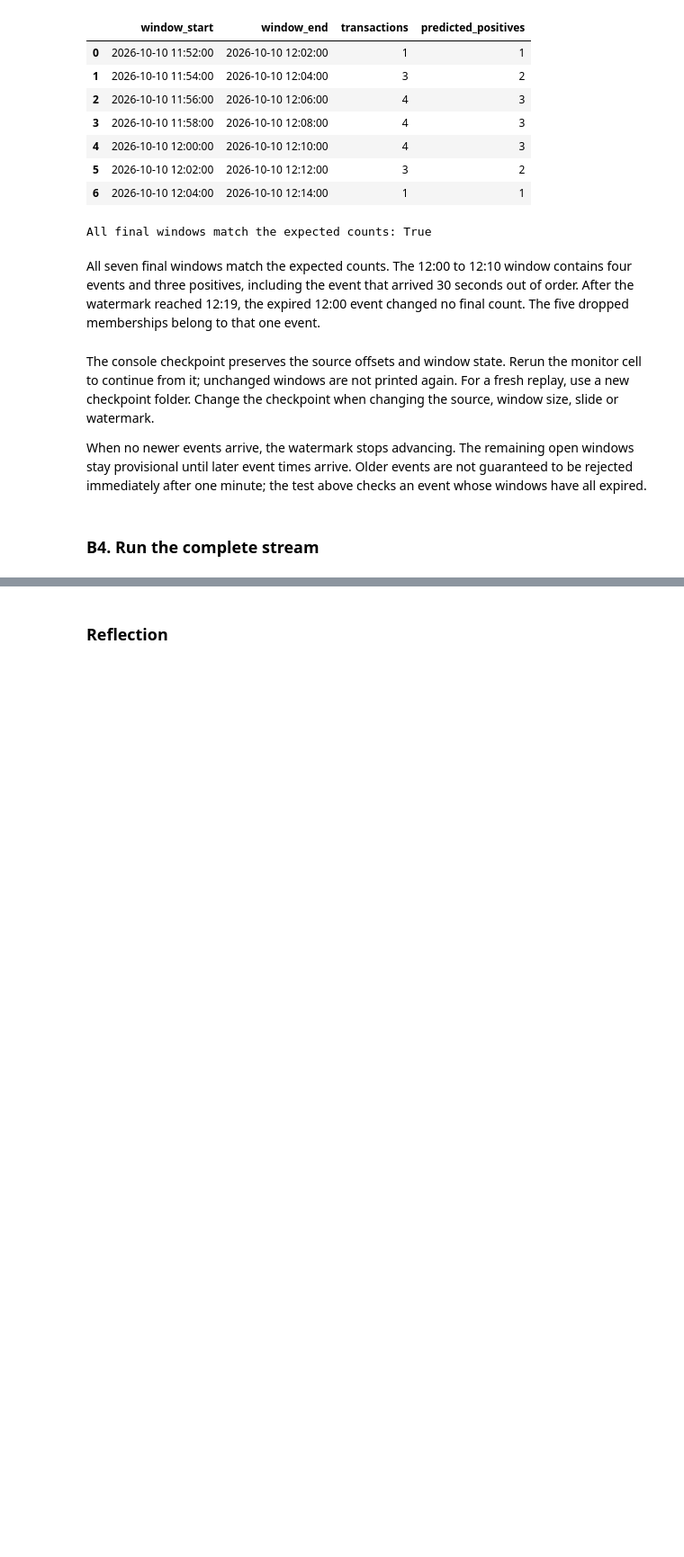
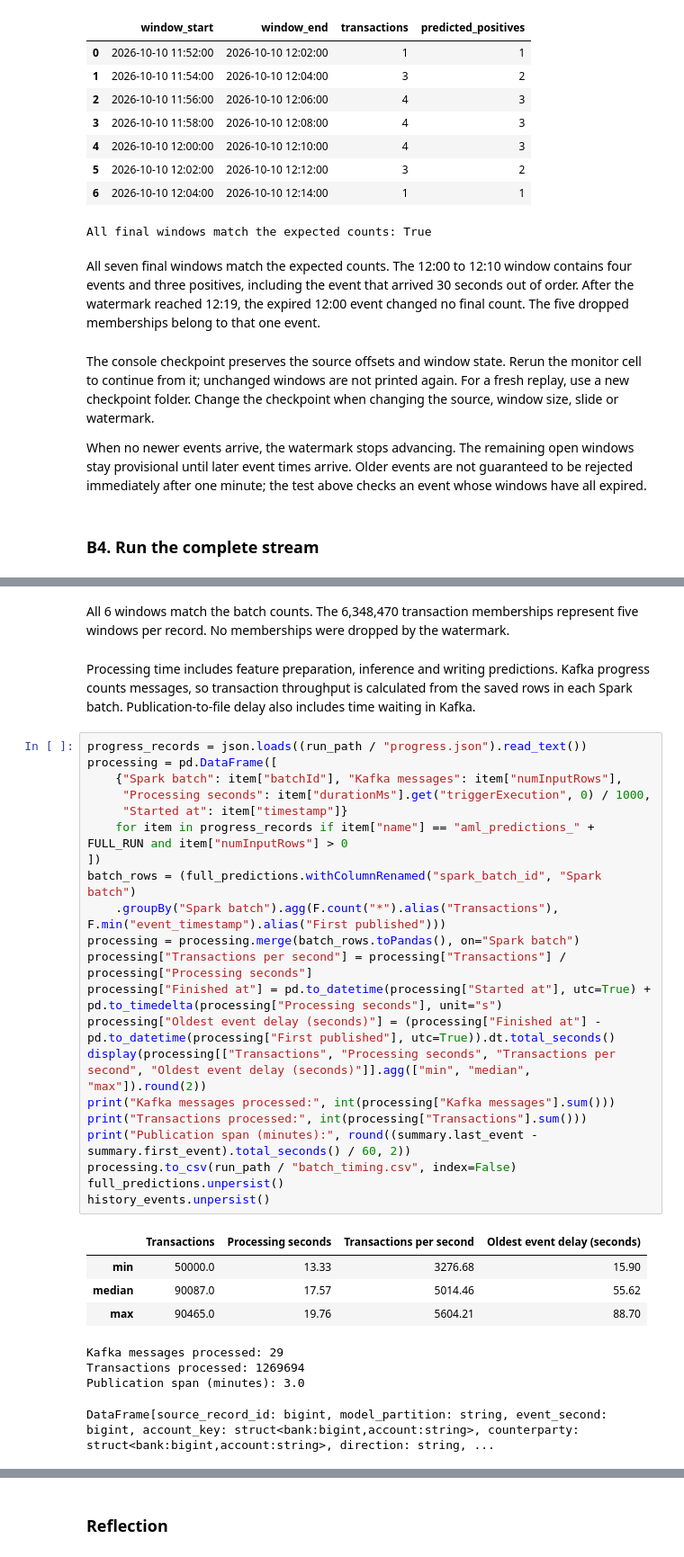
Before and after one commit to tung-lechu/assessment2-aml, a Jupyter notebook: assessment2.ipynb, the cells around one changed output, grey strips where cells are left out. Shown at 90% size. Saved outputs shown, nothing was run; the diff lists cells and outputs as text; blank space fills up the shorter version.

```diff
--- a/assessment2.ipynb
+++ b/assessment2.ipynb
@@ -3355,0 +3640,34 @@ When no newer events arrive, the watermark stops advancing. The remaining open w
+# %% [markdown]
+All 6 windows match the batch counts. The 6,348,470 transaction memberships represent five windows per record. No memberships were dropped by the watermark.
+# %% [markdown]
+Processing time includes feature preparation, inference and writing predictions. Kafka progress counts messages, so transaction throughput is calculated from the saved rows in each Spark batch. Publication-to-file delay also includes time waiting in Kafka.
+# %%
+progress_records = json.loads((run_path / "progress.json").read_text())
+processing = pd.DataFrame([
+    {"Spark batch": item["batchId"], "Kafka messages": item["numInputRows"],
+     "Processing seconds": item["durationMs"].get("triggerExecution", 0) / 1000,
+     "Started at": item["timestamp"]}
+    for item in progress_records if item["name"] == "aml_predictions_" + FULL_RUN and item["numInputRows"] > 0
+])
+batch_rows = (full_predictions.withColumnRenamed("spark_batch_id", "Spark batch")
+    .groupBy("Spark batch").agg(F.count("*").alias("Transactions"), F.min("event_timestamp").alias("First published")))
+processing = processing.merge(batch_rows.toPandas(), on="Spark batch")
+processing["Transactions per second"] = processing["Transactions"] / processing["Processing seconds"]
+processing["Finished at"] = pd.to_datetime(processing["Started at"], utc=True) + pd.to_timedelta(processing["Processing seconds"], unit="s")
+processing["Oldest event delay (seconds)"] = (processing["Finished at"] - pd.to_datetime(processing["First published"], utc=True)).dt.total_seconds()
+display(processing[["Transactions", "Processing seconds", "Transactions per second", "Oldest event delay (seconds)"]].agg(["min", "median", "max"]).round(2))
+print("Kafka messages processed:", int(processing["Kafka messages"].sum()))
+print("Transactions processed:", int(processing["Transactions"].sum()))
+print("Publication span (minutes):", round((summary.last_event - summary.first_event).total_seconds() / 60, 2))
+processing.to_csv(run_path / "batch_timing.csv", index=False)
+full_predictions.unpersist()
+history_events.unpersist()
+# %% [output]
+|  | Transactions | Processing seconds | Transactions per second | Oldest event delay (seconds) |
+| min | 50000.0 | 13.33 | 3276.68 | 15.90 |
+| median | 90087.0 | 17.57 | 5014.46 | 55.62 |
+| max | 90465.0 | 19.76 | 5604.21 | 88.70 |
+Kafka messages processed: 29
+Transactions processed: 1269694
+Publication span (minutes): 3.0
+DataFrame[source_record_id: bigint, model_partition: string, event_second: bigint, account_key: struct<bank:bigint,account:string>, counterparty: struct<bank:bigint,account:string>, direction: string, ...
```
Also changed, not shown: parts of 21 cells of this notebook, 2 other files.
